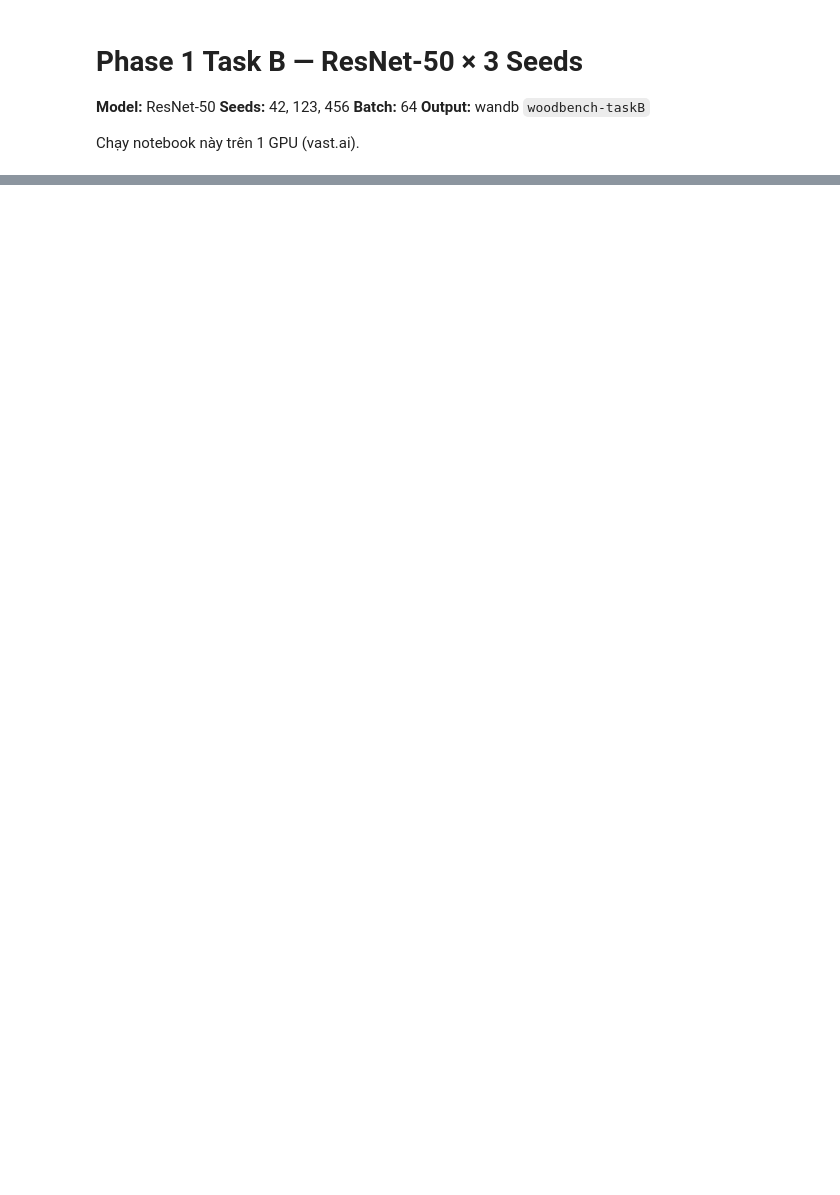
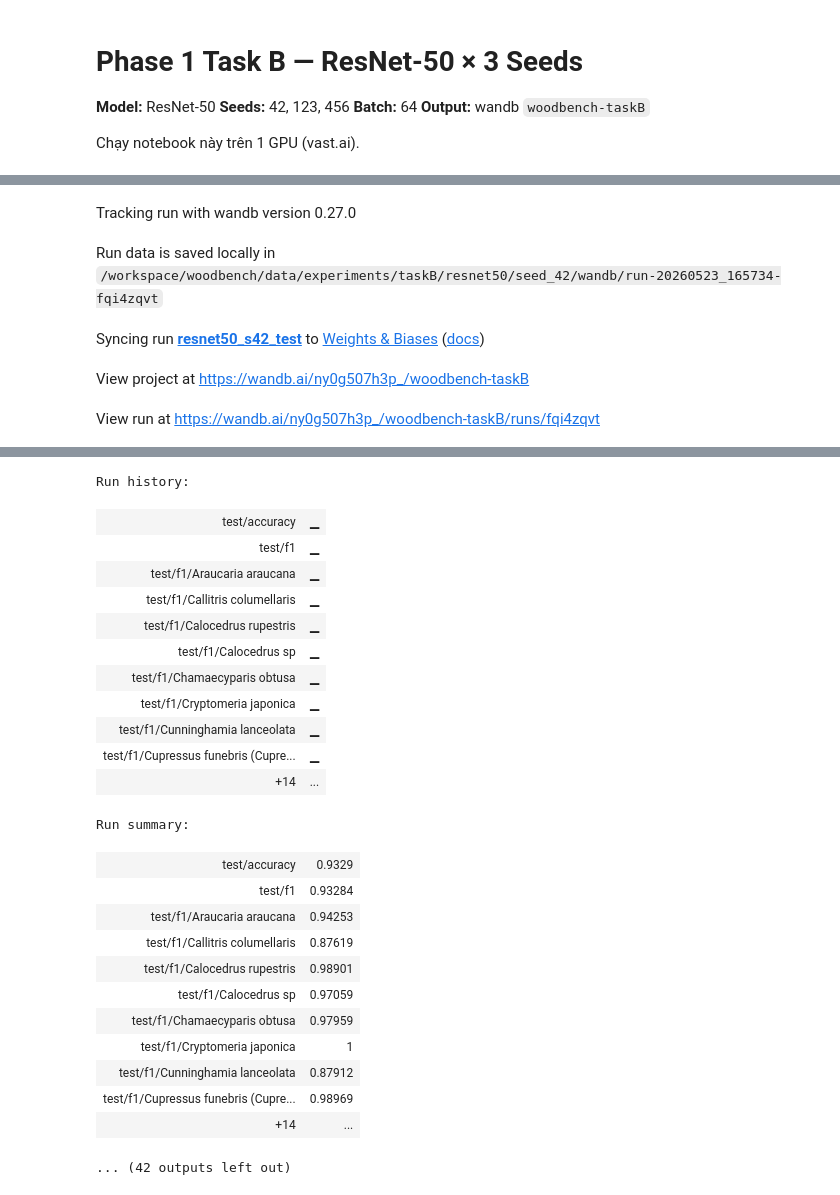
Before and after one commit to ManifoldsTeam/woodbench, a Jupyter notebook: notebooks/phase 1/task-B/TaskB_resnet50.ipynb, the cells around one changed output, grey strips where cells are left out. Cells and saved outputs as stored; diff of their text form; code cells hidden in the pictures; blank space fills up the shorter version.

```diff
--- a/notebooks/phase 1/task-B/TaskB_resnet50.ipynb
+++ b/notebooks/phase 1/task-B/TaskB_resnet50.ipynb
@@ -46,7 +60,7 @@ print(f"[Device] {DEVICE}")
 # %%
 def train_one(backbone, seed, data_root, batch_size=64, epochs=50):
     set_seed(seed)
-    output_dir = ROOT / "experiments" / "taskB" / backbone / f"seed_{seed}"
+    output_dir = ROOT / "data" / "experiments" / "taskB" / backbone / f"seed_{seed}"
     output_dir.mkdir(parents=True, exist_ok=True)
 
     train_loader, val_loader, _ = get_dataloaders(
@@ -108,7 +140,7 @@ SEEDS = [42, 123, 456]
 all_preds, all_labels = {}, {}
 
 for seed in SEEDS:
-    backbone_dir = ROOT / "experiments" / "taskB" / "resnet50" / f"seed_{seed}"
+    backbone_dir = ROOT / "data" / "experiments" / "taskB" / "resnet50" / f"seed_{seed}"
     ckpt_candidates = sorted(backbone_dir.glob("*best*.pth"))
     if not ckpt_candidates:
         print(f"[CM] No checkpoint found for seed={seed}, skipping"); continue
@@ -157,13 +189,14 @@ ConfusionMatrixDisplay.from_predictions(y_true, y_pred, display_labels=class_nam
     cmap="Blues", normalize="true", ax=ax, values_format=".2f")
 ax.set_title(f"ResNet-50 — Confusion Matrix (Test Set, seed={best_seed})", fontsize=14)
 plt.xticks(rotation=45, ha="right"); plt.tight_layout()
-cm_path = ROOT / "experiments" / "taskB" / "resnet50" / "confusion_matrix.png"
+cm_path = ROOT / "data" / "experiments" / "taskB" / "resnet50" / "confusion_matrix.png"
 fig.savefig(cm_path, dpi=150, bbox_inches="tight")
 print(f"[CM] Saved to {cm_path}")
 wandb.init(project="woodbench-taskB", name="resnet50_CM",
-           dir=str(ROOT / "experiments" / "taskB" / "resnet50"))
+           dir=str(ROOT / "data" / "experiments" / "taskB" / "resnet50"))
 wandb.log({"confusion_matrix": wandb.Image(str(cm_path))}); wandb.finish(); plt.show()
 print("\n" + "="*80)
 print("Classification Report (best seed =", best_seed, ")")
 print("="*80)
 print(classification_report(y_true, y_pred, target_names=class_names, zero_division=0))
+# %% [output]
@@ -169,0 +221,5 @@ print(classification_report(y_true, y_pred, target_names=class_names, zero_divis
+Tracking run with wandb version 0.27.0
+Run data is saved locally in /workspace/woodbench/data/experiments/taskB/resnet50/seed_42/wandb/run-20260523_165734-fqi4zqvt
+Syncing run resnet50_s42_test to Weights & Biases (docs)
+View project at https://wandb.ai/ny0g507h3p_/woodbench-taskB
+View run at https://wandb.ai/ny0g507h3p_/woodbench-taskB/runs/fqi4zqvt
@@ -169,0 +227,25 @@ print(classification_report(y_true, y_pred, target_names=class_names, zero_divis
+Run history:
+| test/accuracy | ▁ |
+| test/f1 | ▁ |
+| test/f1/Araucaria araucana | ▁ |
+| test/f1/Callitris columellaris | ▁ |
+| test/f1/Calocedrus rupestris | ▁ |
+| test/f1/Calocedrus sp | ▁ |
+| test/f1/Chamaecyparis obtusa | ▁ |
+| test/f1/Cryptomeria japonica | ▁ |
+| test/f1/Cunninghamia lanceolata | ▁ |
+| test/f1/Cupressus funebris (Cupre... | ▁ |
+| +14 | ... |
+Run summary:
+| test/accuracy | 0.9329 |
+| test/f1 | 0.93284 |
+| test/f1/Araucaria araucana | 0.94253 |
+| test/f1/Callitris columellaris | 0.87619 |
+| test/f1/Calocedrus rupestris | 0.98901 |
+| test/f1/Calocedrus sp | 0.97059 |
+| test/f1/Chamaecyparis obtusa | 0.97959 |
+| test/f1/Cryptomeria japonica | 1 |
+| test/f1/Cunninghamia lanceolata | 0.87912 |
+| test/f1/Cupressus funebris (Cupre... | 0.98969 |
+| +14 | ... |
+... (42 outputs left out)
```
Also changed, not shown: parts of 6 cells of this notebook, 5 other files.
